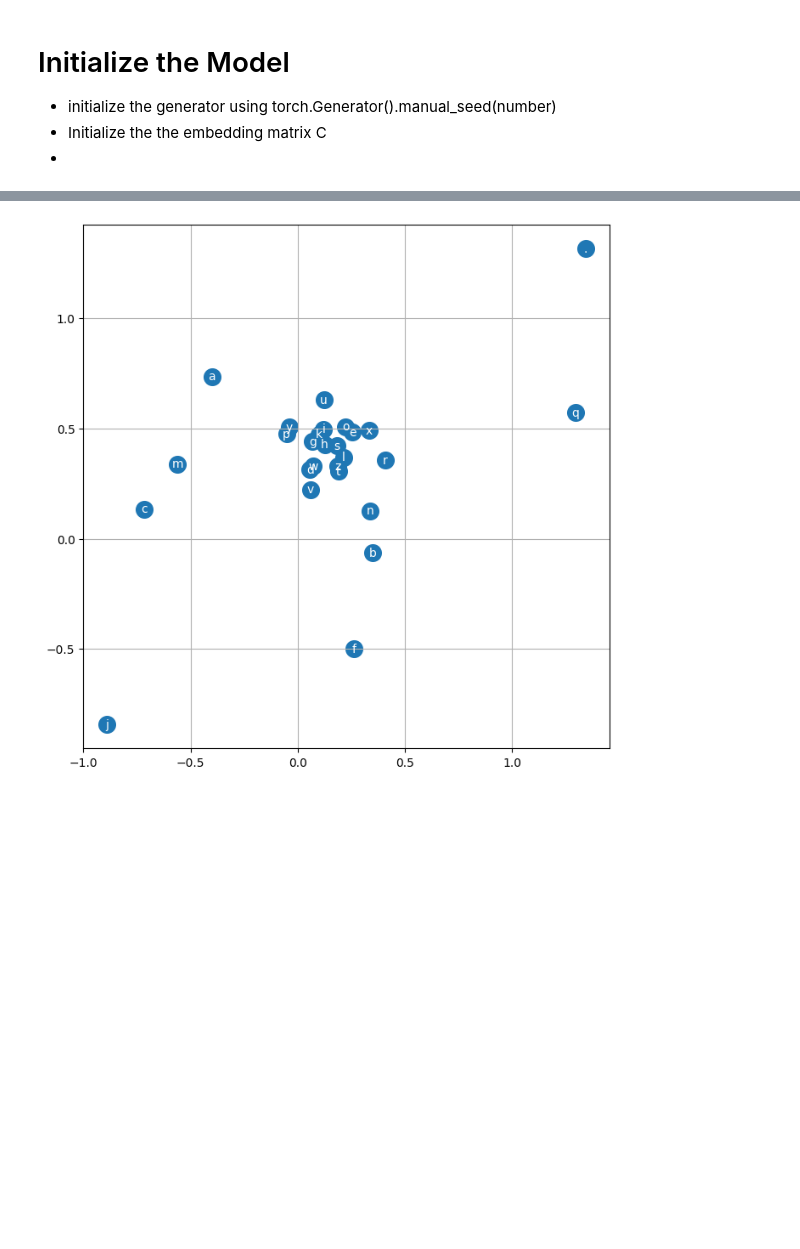
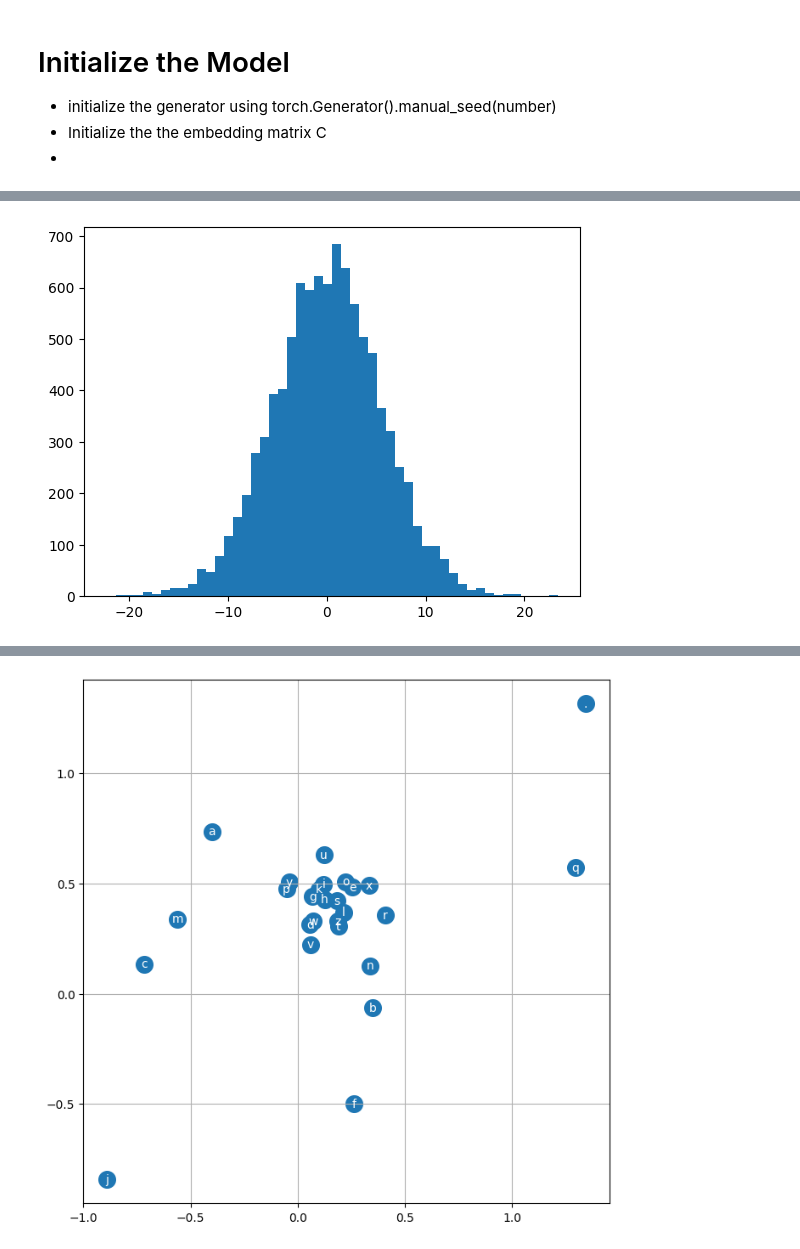
Before and after one commit to shah0nawaz/Neural-Networks-From-Scratch, a Jupyter notebook: MLP_activations_gradients.ipynb, the cells around one changed output, grey strips where cells are left out. Cells and saved outputs as stored; diff of their text form; code cells hidden in the pictures; blank space fills up the shorter version.

```diff
--- a/MLP_activations_gradients.ipynb
+++ b/MLP_activations_gradients.ipynb
@@ -150,3 +166,7 @@ print(loss.item())
+# %%
+plt.hist(preact.view(-1).tolist(),50);
+# %% [output]
+[figure, added]
 # %%
 plt.plot(stepi, lossi)
 # %% [output]
```
Also changed, not shown: parts of 13 cells of this notebook.
